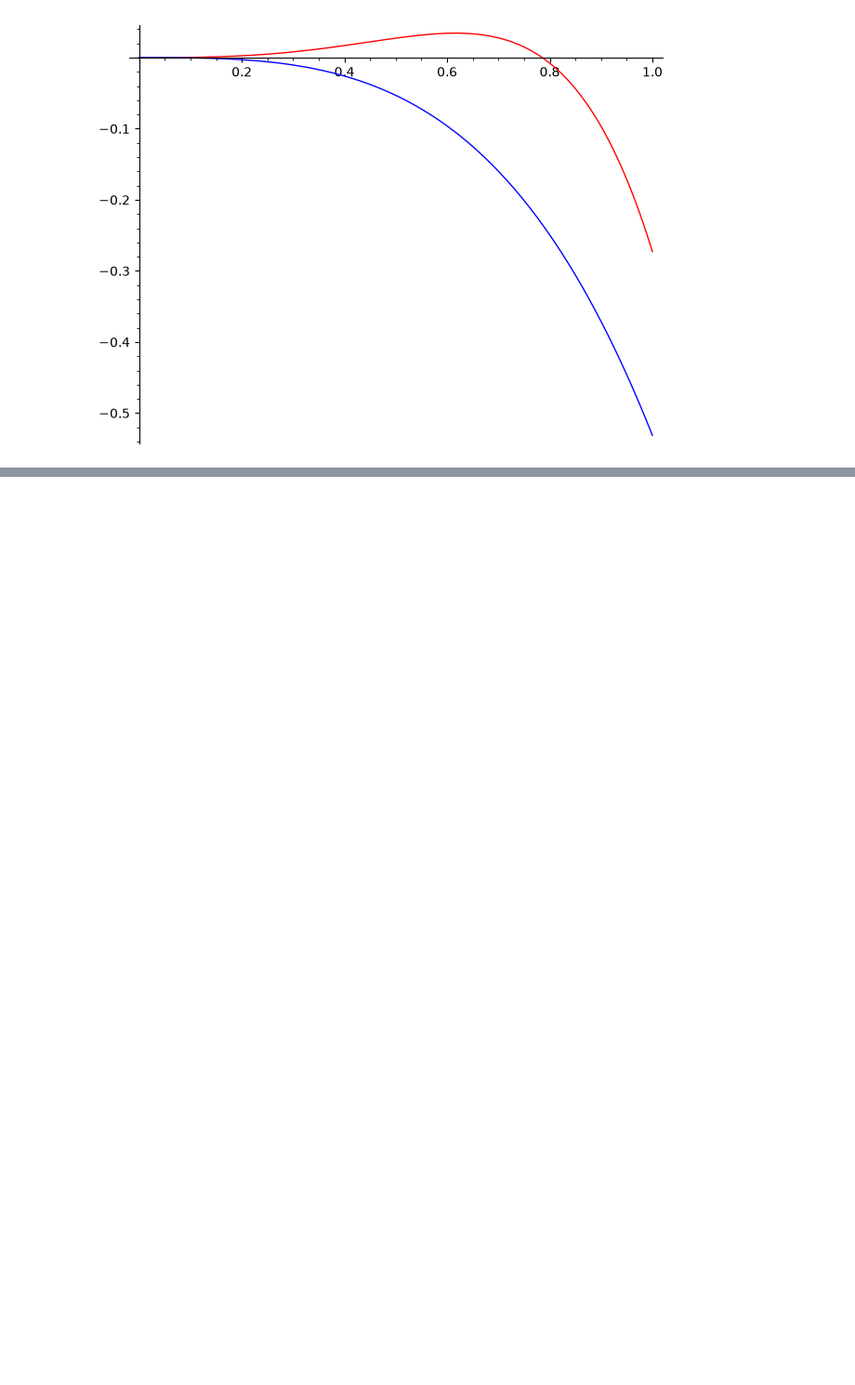
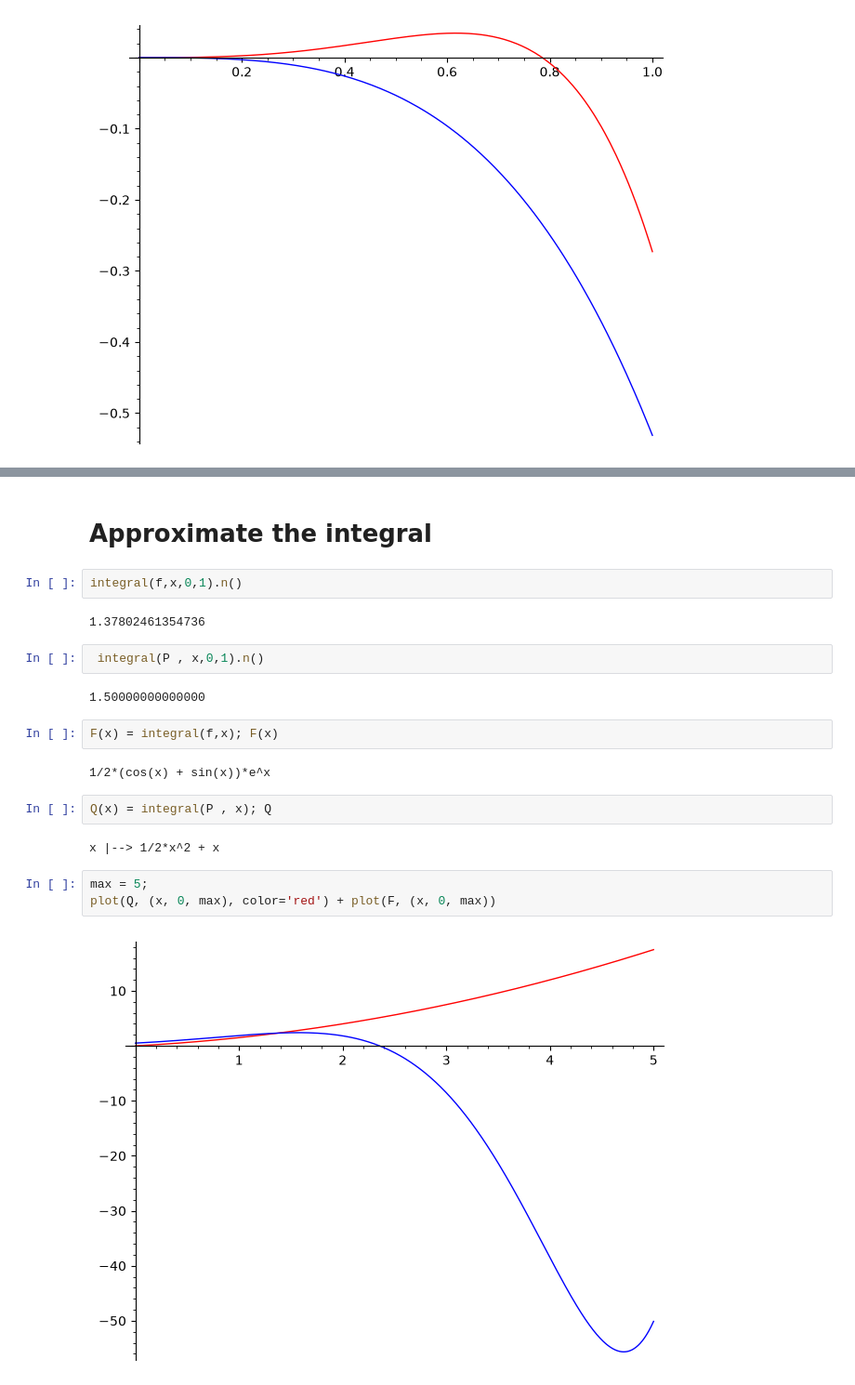
Before and after one commit to byteboy14/MATH_LAB, a Jupyter notebook: numerical_analysis/error_analysis_with_taylor.ipynb, the cells around one changed output, grey strips where cells are left out. Shown at 93% size. Cells and saved outputs as stored; diff of their text form; blank space fills up the shorter version.

Commit message:
feat(taylor) : approximate integral and add interactive graph for analysis

```diff
--- a/numerical_analysis/error_analysis_with_taylor.ipynb
+++ b/numerical_analysis/error_analysis_with_taylor.ipynb
@@ -52,0 +60,23 @@ plot(Rr, (x, 0, 1), color='red') + plot(Rs, (x, 0, 1))
+# %% [markdown]
+# Approximate the integral
+# %%
+integral(f,x,0,1).n()
+# %% [output]
+1.37802461354736
+# %%
+ integral(P , x,0,1).n()
+# %% [output]
+1.50000000000000
+# %%
+F(x) = integral(f,x); F(x)
+# %% [output]
+1/2*(cos(x) + sin(x))*e^x
+# %%
+Q(x) = integral(P , x); Q
+# %% [output]
+x |--> 1/2*x^2 + x
+# %%
+max = 5;
+plot(Q, (x, 0, max), color='red') + plot(F, (x, 0, max))
+# %% [output]
+[figure, added]
```
Also changed, not shown: parts of 4 cells of this notebook.
